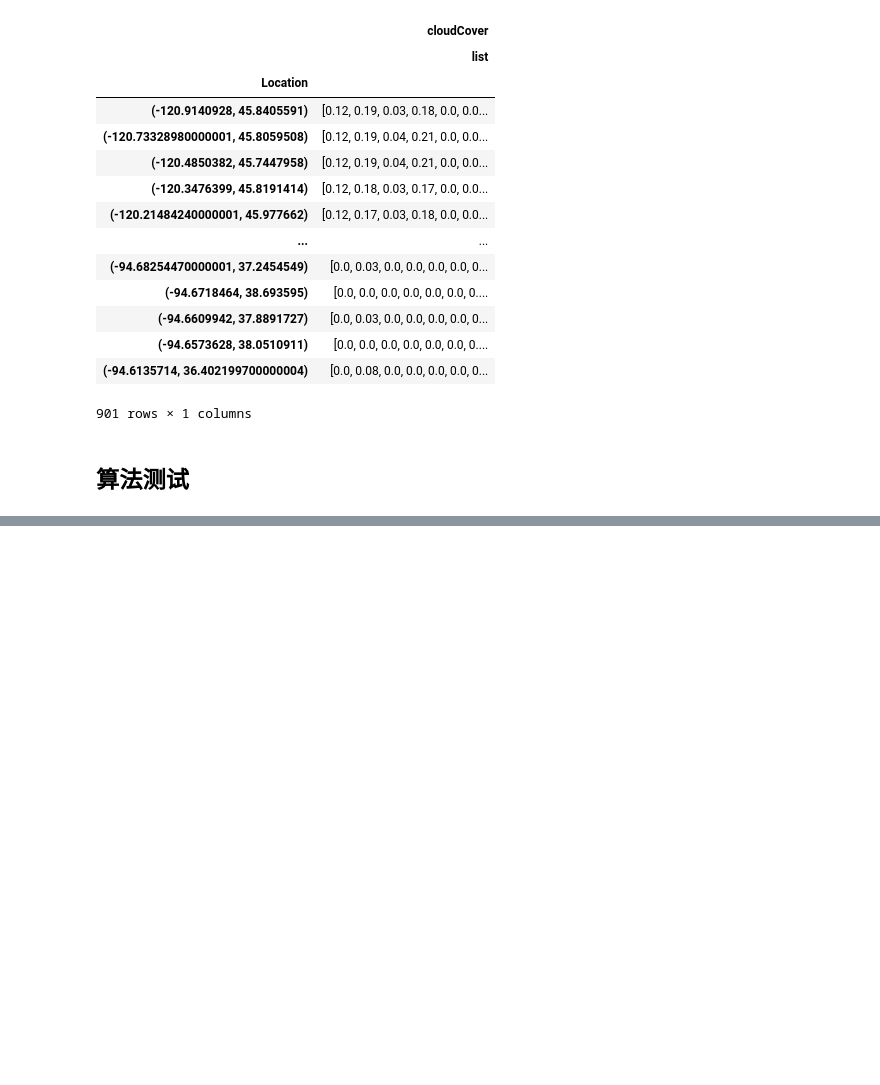
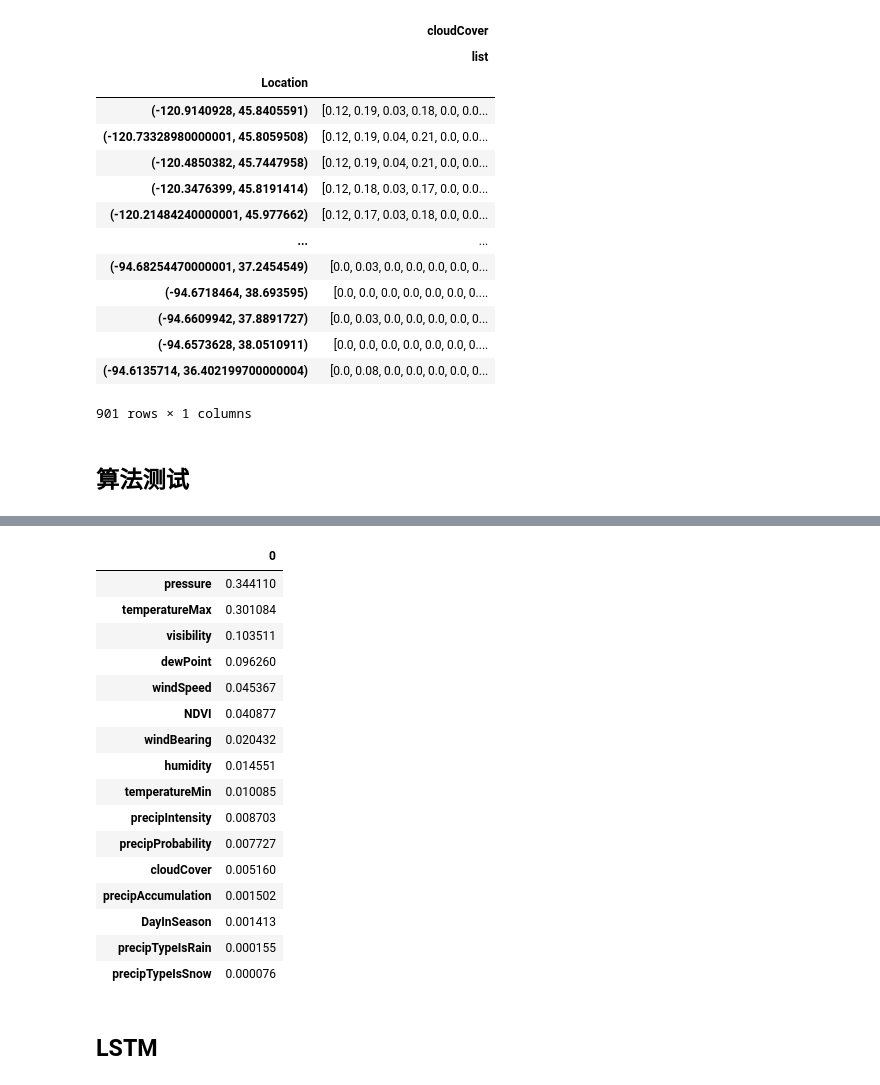
Before and after one commit to aoba98/bishe, a Jupyter notebook: 美国水稻（发表改）.ipynb, the cells around one changed output, grey strips where cells are left out. Saved outputs shown, nothing was run; the diff lists cells and outputs as text; code cells hidden in the pictures; blank space fills up the shorter version.

```diff
--- a/美国水稻（发表改）.ipynb
+++ b/美国水稻（发表改）.ipynb
@@ -358,0 +373,3 @@ grouped_13
+# %%
+from sklearn.model_selection import train_test_split
+X_train, X_test, y_train, y_test = train_test_split(X, y, test_size=0.2, random_state=42)
@@ -358,0 +429,23 @@ grouped_13
+# %%
+# 数据整理后的预测贡献
+ip.sort_values(0, ascending=False)
+# %% [output]
+|  | 0 |
+| pressure | 0.344110 |
+| temperatureMax | 0.301084 |
+| visibility | 0.103511 |
+| dewPoint | 0.096260 |
+| windSpeed | 0.045367 |
+| NDVI | 0.040877 |
+| windBearing | 0.020432 |
+| humidity | 0.014551 |
+| temperatureMin | 0.010085 |
+| precipIntensity | 0.008703 |
+| precipProbability | 0.007727 |
+| cloudCover | 0.005160 |
+| precipAccumulation | 0.001502 |
+| DayInSeason | 0.001413 |
+| precipTypeIsRain | 0.000155 |
+| precipTypeIsSnow | 0.000076 |
+# %% [markdown]
+## LSTM
```
Also changed, not shown: parts of 31 cells of this notebook, 11 other files.
